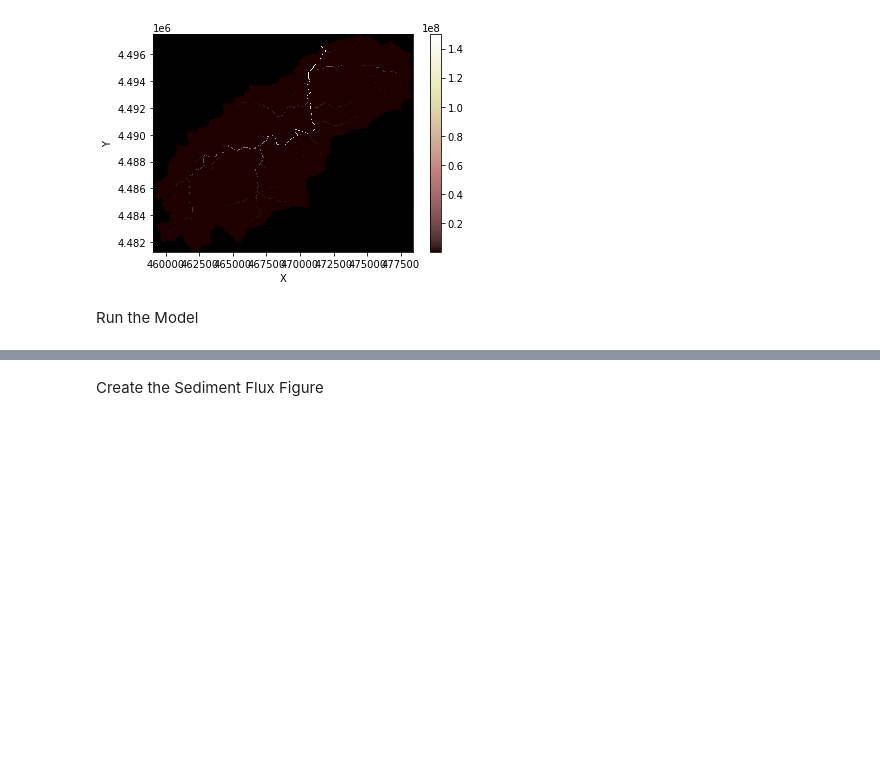
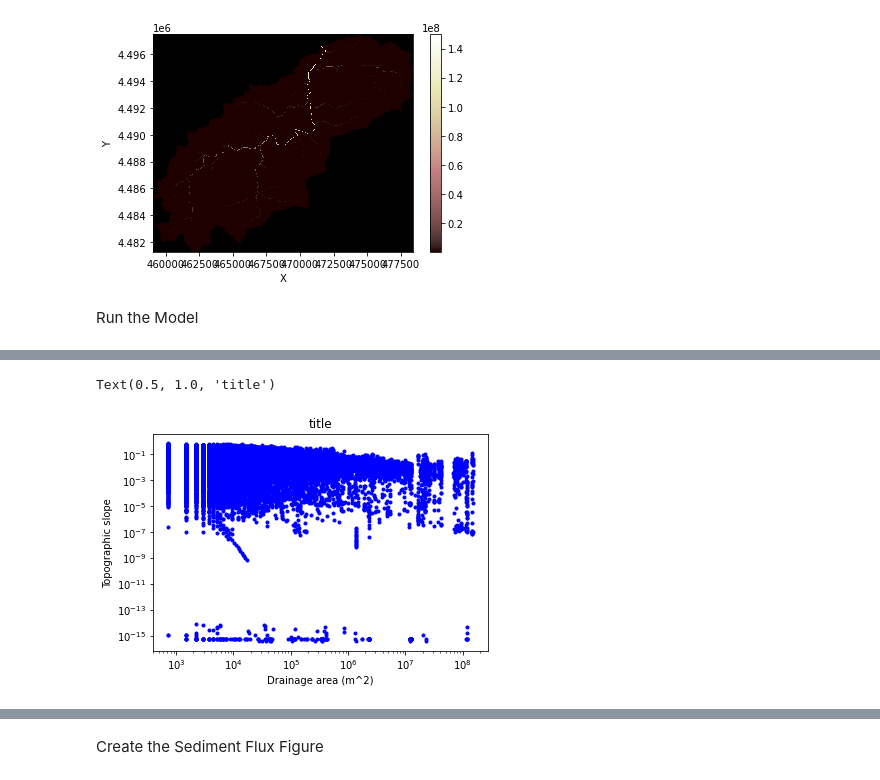
Before and after one commit to gsb223/landlabwork, a Jupyter notebook: testing_code/spaceModel.ipynb, the cells around one changed output, grey strips where cells are left out. Saved outputs shown, nothing was run; the diff lists cells and outputs as text; code cells hidden in the pictures; blank space fills up the shorter version.

```diff
--- a/testing_code/spaceModel.ipynb
+++ b/testing_code/spaceModel.ipynb
@@ -161,0 +217,14 @@ while elapsed_time < run_time: #time units of years
+# %%
+indices = np.where(mg.status_at_node[mg.at_node["flow__receiver_node"]] == 0)
+plt.loglog(
+    mg.at_node["drainage_area"][indices],
+    mg.at_node["topographic__steepest_slope"][indices],
+    "b.",
+)
+
+plt.ylabel("Topographic slope")
+plt.xlabel("Drainage area (m^2)")
+plt.title("title")
+# %% [output]
+Text(0.5, 1.0, 'title')
+[figure, added]
```
Also changed, not shown: parts of 12 cells of this notebook, 1 other file.
